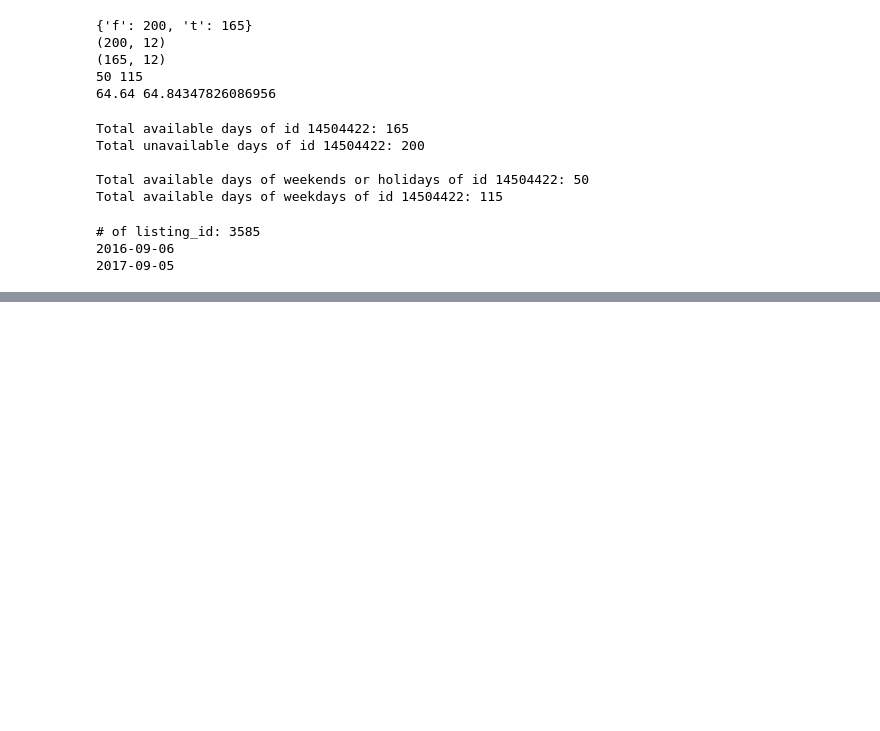
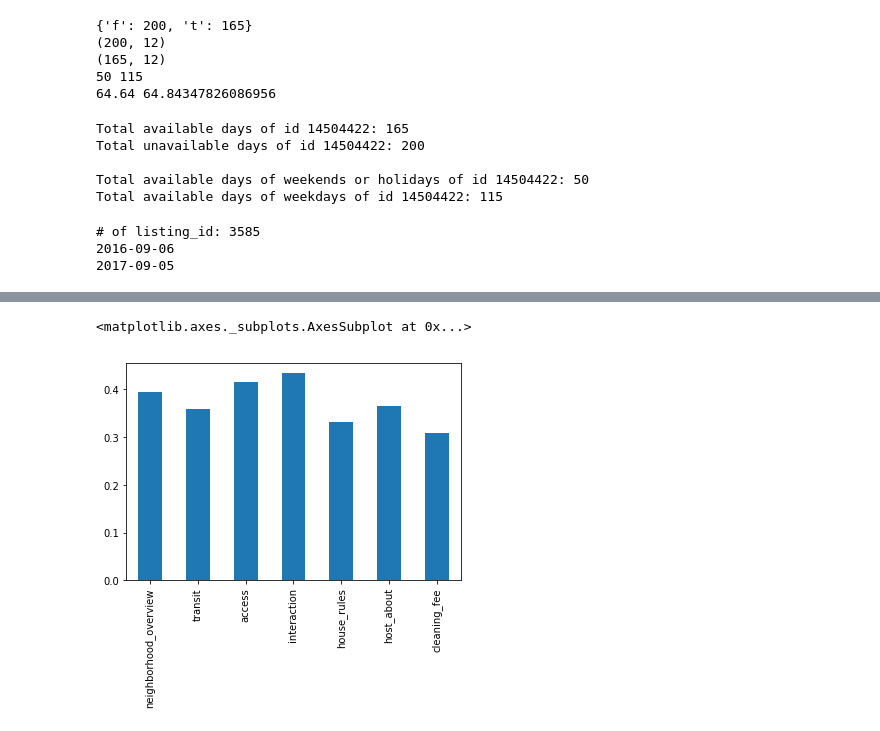
Before and after one commit to dalpengholic/Udacity_Boston-AirBNB-Data, a Jupyter notebook: p4_Boston_AirBnB_with CRISP-DM.ipynb, the cells around one changed output, grey strips where cells are left out. Cells and saved outputs as stored; diff of their text form; code cells hidden in the pictures; blank space fills up the shorter version.

```diff
--- a/p4_Boston_AirBnB_with CRISP-DM.ipynb
+++ b/p4_Boston_AirBnB_with CRISP-DM.ipynb
@@ -361,0 +379,7 @@ Total available days of weekdays of id 14504422: 115
+# %%
+# Drop columns having 50% of nan value
+tmp_df = df_missing[df_missing>0.5]
+missing_over_50_list=  tmp_df.index.to_list()
+df_listing_modi1 = df_listing.drop(missing_over_50_list, axis=1)
+print(df_listing.shape)
+print(df_listing_modi1.shape)
@@ -361,0 +389,7 @@ Total available days of weekdays of id 14504422: 115
+# %%
+df_listing_modi1.head()
+# Drop columns related with urls and irrelevant columns
+remove_list1 = ['listing_url', 'scrape_id', 'last_scraped', 'thumbnail_url', 'medium_url', 'picture_url', 'xl_picture_url', 'host_url',
+                'host_thumbnail_url', 'host_picture_url', 'country_code', 'country']
+df_listing_modi2 = df_listing_modi1.drop(remove_list1, axis=1)
+df_listing_modi2.shape
@@ -361,0 +425,6 @@ Total available days of weekdays of id 14504422: 115
+# %%
+df_listing_modi2_missing = df_listing_modi2.isna().mean()
+df_listing_modi2_missing[df_listing_modi2_missing>0.3].plot.bar()
+# %% [output]
+<matplotlib.axes._subplots.AxesSubplot at 0x...>
+[figure, added]
```
Also changed, not shown: parts of 11 cells of this notebook.
